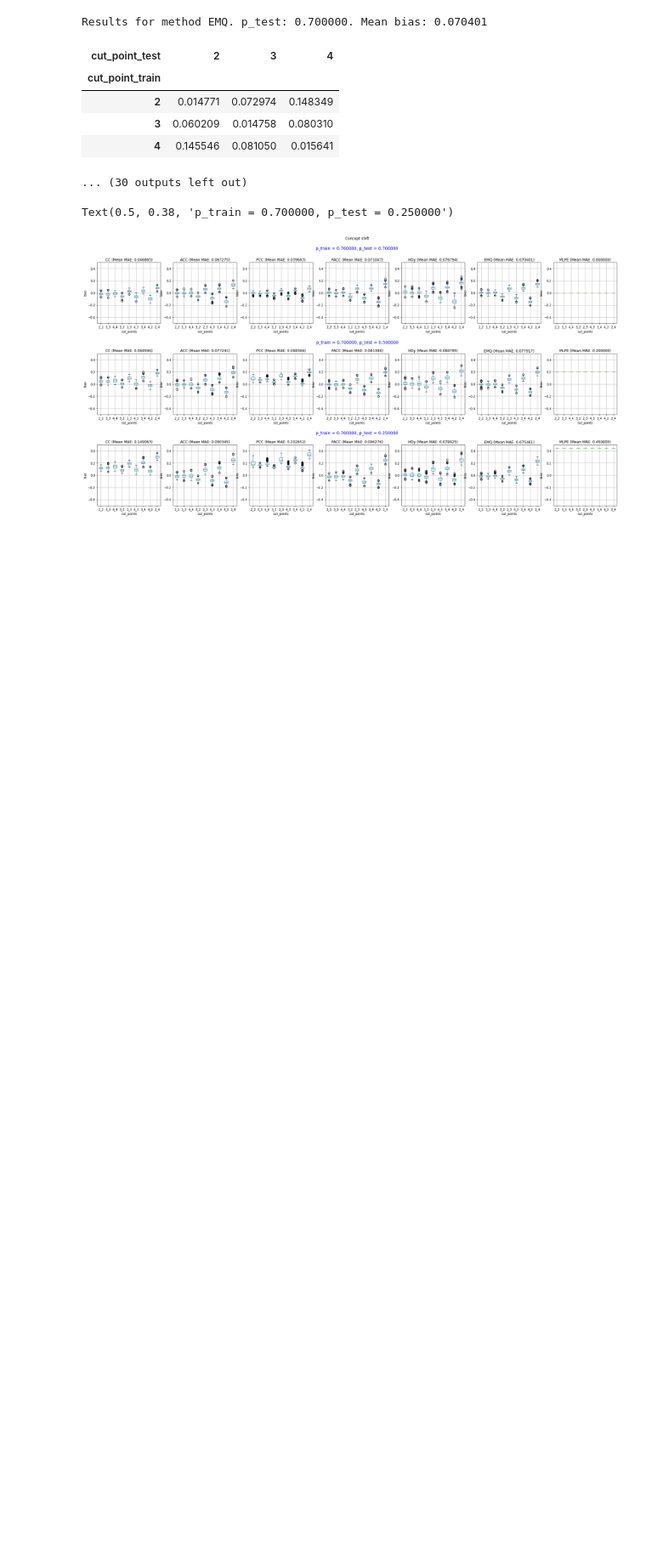
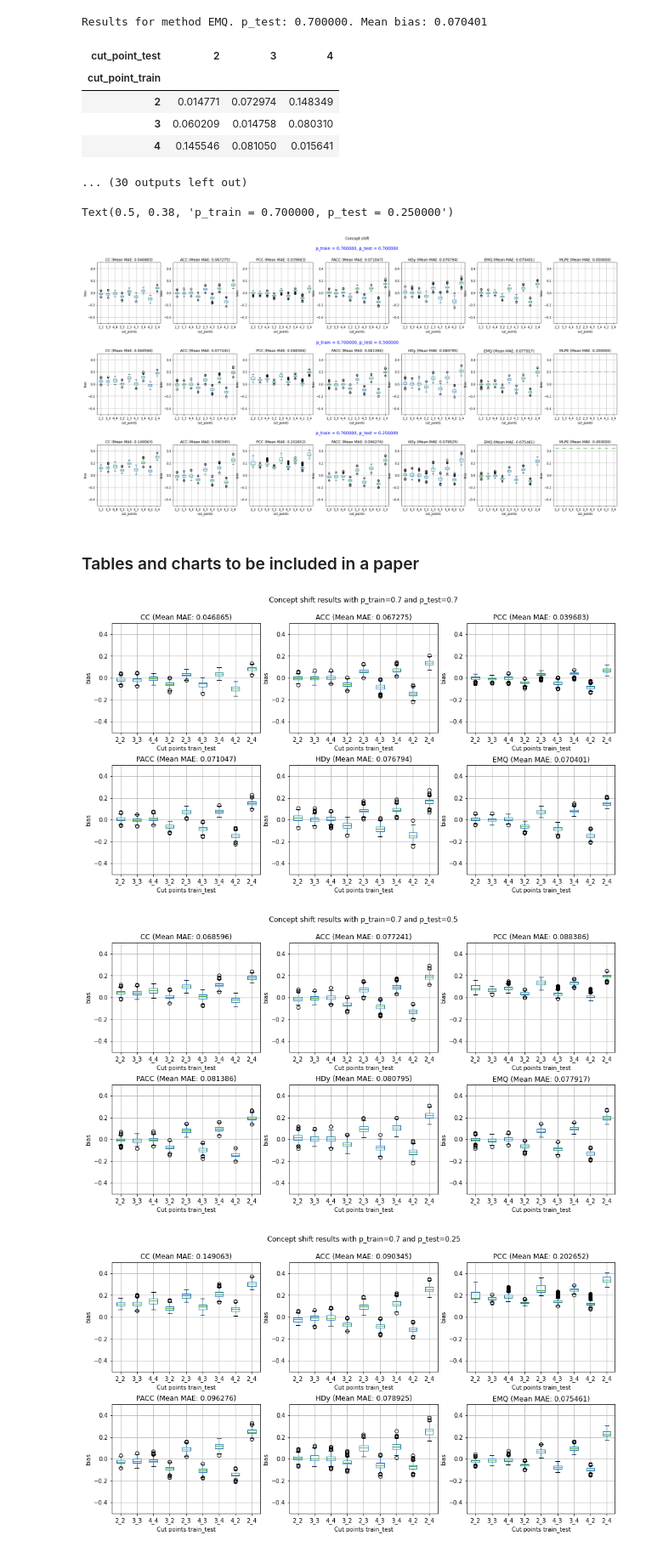
Before and after one commit to pglez82/quant_datasetshift, a Jupyter notebook: analyze_results_concept.ipynb, the cells around one changed output. Shown at 85% size. Drawn from its saved outputs; the diff is of its cells as text; code cells hidden in the pictures; blank space fills up the shorter version.

Commit message:
adding code to export the figures

```diff
--- a/analyze_results_concept.ipynb
+++ b/analyze_results_concept.ipynb
@@ -102,3 +102,29 @@ plt.figtext(0.5,0.38, "p_train = %f, p_test = %f" % (p_train,ps_test[2]), ha="ce
 # %% [output]
 Text(0.5, 0.38, 'p_train = 0.700000, p_test = 0.250000')
 [figure]
+# %% [markdown]
+### Tables and charts to be included in a paper
+# %%
+quantificators = ["CC", "ACC", "PCC", "PACC", "HDy", "EMQ"]
+for p_test in ps_test:
+    fig, ax = plt.subplots(2,3,figsize=(15,8))
+    plt.subplots_adjust(hspace=0.3)
+    for k,quant_name in enumerate(quantificators):
+        exp_id = "%s_%f" % (quant_name,p_test)
+        results = pd.read_csv("results/concept/results_%s_%s.csv" % (dateexperiment,quant_name),index_col=0)
+        results = results.loc[results['p_test'] == p_test]
+        results['cut_points'] = results['cut_point_train'].astype(str)+'_'+results['cut_point_test'].astype(str)
+        results.cut_points = results.cut_points.astype("category")
+        results['cut_points'] = results.cut_points.cat.set_categories(order)
+        results = results.sort_values(["cut_points"])
+        ax[k//3][k%3].set_ylim(-0.5, 0.5)
+        ax[k//3][k%3].set_ylabel(error)
+        results.boxplot(ax=ax[k//3][k%3],column='error',by='cut_points')
+        plt.suptitle('Concept shift results with p_train=0.7 and p_test={}'.format(p_test))
+        ax[k//3][k%3].set_xlabel("Cut points train_test")
+        ax[k//3][k%3].set_title("%s (Mean %s: %f)"  % (quant_name,'MAE',mean_error_methods[exp_id]))
+    plt.savefig("images/concept{}.pdf".format(p_test),format='pdf')
+# %% [output]
+[figure, added]
+[figure, added]
+[figure, added]
```
Also changed, not shown: 3 other files.
